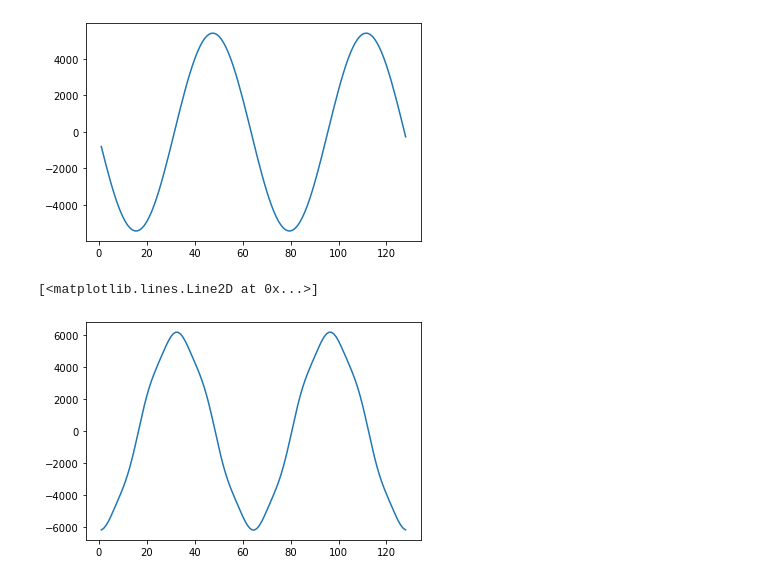
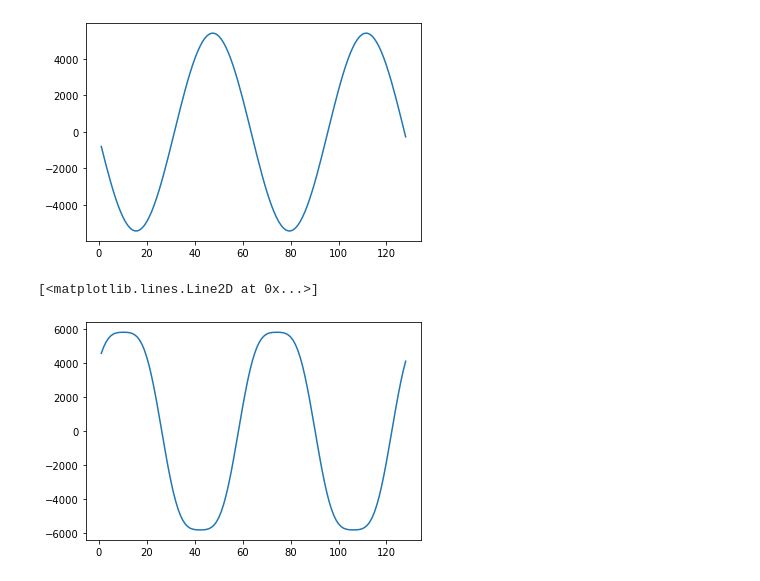
Before and after one commit to purush34/Amrita_Honeywell_Hackathon, a Jupyter notebook: EDA _on_Dataset_1.ipynb, the cells around one changed output. Cells and saved outputs as stored; diff of their text form; code cells hidden in the pictures.

Commit message:
adding images of waveforms

```diff
--- a/EDA _on_Dataset_1.ipynb
+++ b/EDA _on_Dataset_1.ipynb
@@ -36,7 +34,7 @@ plt.plot([i for i in range(1,129)], data_arr[0][:])
 [<matplotlib.lines.Line2D at 0x...>]
 [figure]
 # %%
- plt.plot([i for i in range(1,129)], data_arr[100][:])
+ plt.plot([i for i in range(1,129)], data_arr[13][:])
 # %% [output]
 [<matplotlib.lines.Line2D at 0x...>]
-[figure, old version]
+[figure, new version]
```
Also changed, not shown: parts of 4 cells of this notebook, 6 other files.
